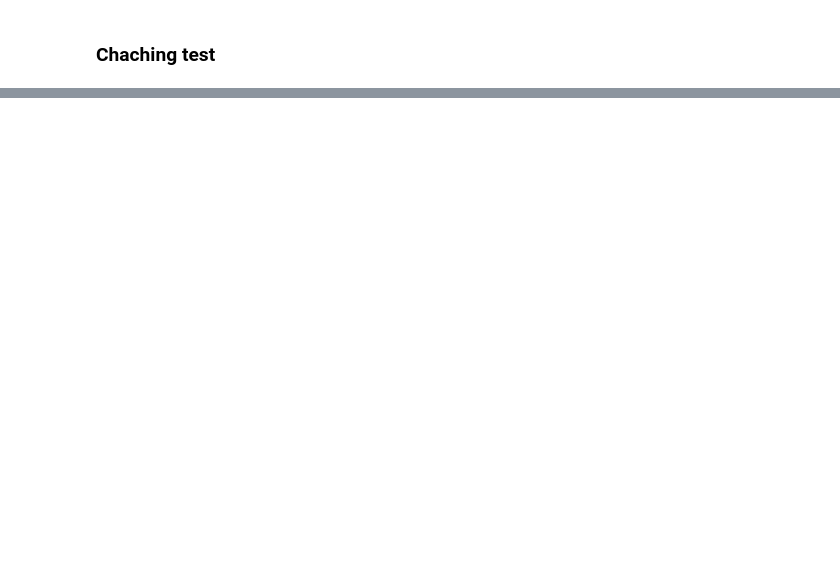
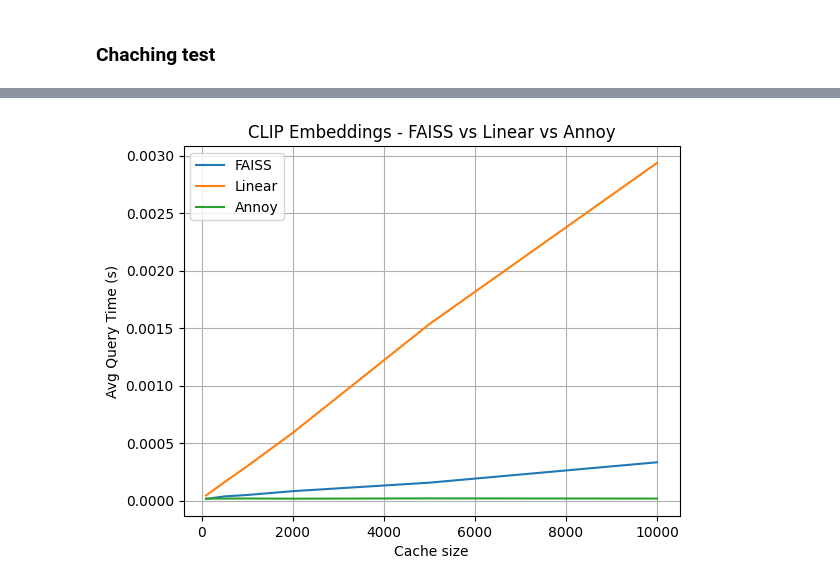
Before and after one commit to PtrTella/Inria, a Jupyter notebook: Code/Project/CachingEval.ipynb, the cells around one changed output, grey strips where cells are left out. Drawn from its saved outputs; the diff is of its cells as text; code cells hidden in the pictures; blank space fills up the shorter version.

```diff
--- a/Code/Project/CachingEval.ipynb
+++ b/Code/Project/CachingEval.ipynb
@@ -13,7 +12,7 @@ manager = PromptDatasetManager()
 
 manager.load_local_metadata(
     path="/Users/tella/Workspace/Inria/Data/normalized_embeddings.parquet",
-    max_rows=100 # Limita per testare velocemente
+    max_rows=5000 # Limita per testare velocemente
 )
 print(f"Colonne disponibili: {list(manager.df.columns)}")
 # %% [output]
@@ -109,0 +122,83 @@ Total prompts in index: 100
+# %%
+import time
+import numpy as np
+import matplotlib.pyplot as plt
+from annoy import AnnoyIndex
+from BaseCache import BaseSimilarityCache
+
+# Config
+DIMS = 512
+CACHE_SIZES = [100, 500, 1000, 2000, 5000, 10000]
+N_QUERIES = 100
+
+def simulate_clip_embeddings(n: int) -> np.ndarray:
+    vecs = np.random.randn(n, DIMS).astype(np.float32)
+    return vecs / np.linalg.norm(vecs, axis=1, keepdims=True)
+
+def benchmark_linear_or_faiss(use_faiss: bool):
+    avg_times = []
+    for size in CACHE_SIZES:
+        cache = BaseSimilarityCache(
+            capacity=size,
+            threshold=0.3,
+            dim=DIMS,
+            backend=use_faiss
+        )
+        embeddings = simulate_clip_embeddings(size)
+        for i in range(size):
+            cache.index.add(f"vec_{i}", embeddings[i])
+
+        queries = simulate_clip_embeddings(N_QUERIES)
+        start = time.time()
+        for i, emb in enumerate(queries):
+            cache.query(f"query_{i}", emb)
+        end = time.time()
+
+        avg_times.append((end - start) / N_QUERIES)
+        print(f"{'FAISS' if use_faiss else 'Linear'} | Cache: {size} | Time/query: {avg_times[-1]:.6f}s")
+    return avg_times
+
+def benchmark_annoy():
+    avg_times = []
+    for size in CACHE_SIZES:
+        index = AnnoyIndex(DIMS, 'angular')  # angular = cosine similarity on unit vectors
+        embeddings = simulate_clip_embeddings(size)
+        id_to_key = {}
+
+        for i in range(size):
+            index.add_item(i, embeddings[i])
+            id_to_key[i] = f"vec_{i}"
+        index.build(10)  # 10 trees is default balance between speed/accuracy
+
+        queries = simulate_clip_embeddings(N_QUERIES)
+
+        start = time.time()
+        for emb in queries:
+            index.get_nns_by_vector(emb, 1, include_distances=False)
+        end = time.time()
+
+        avg_times.append((end - start) / N_QUERIES)
+        print(f"Annoy | Cache: {size} | Time/query: {avg_times[-1]:.6f}s")
+    return avg_times
+
+# Esegui benchmark
+print("\n▶️ FAISS")
+faiss_results = benchmark_linear_or_faiss(use_faiss=True)
+
+print("\n▶️ Linear")
+linear_results = benchmark_linear_or_faiss(use_faiss=False)
+
+print("\n▶️ Annoy")
+annoy_results = benchmark_annoy()
+
+# Visualizzazione
+plt.plot(CACHE_SIZES, faiss_results, label="FAISS")
+plt.plot(CACHE_SIZES, linear_results, label="Linear")
+plt.plot(CACHE_SIZES, annoy_results, label="Annoy")
+plt.xlabel("Cache size")
+plt.ylabel("Avg Query Time (s)")
+plt.title("CLIP Embeddings - FAISS vs Linear vs Annoy")
+plt.legend()
+plt.grid(True)
+plt.show()
+# %% [output]
@@ -109,0 +222 @@ Total prompts in index: 100
+[figure, added]
```
Also changed, not shown: parts of 6 cells of this notebook, 6 other files.
